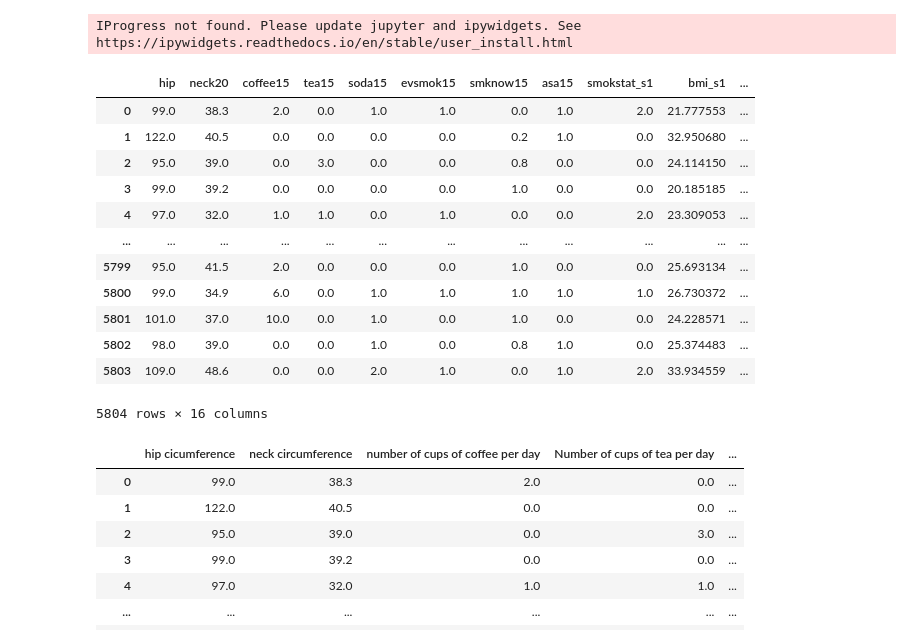
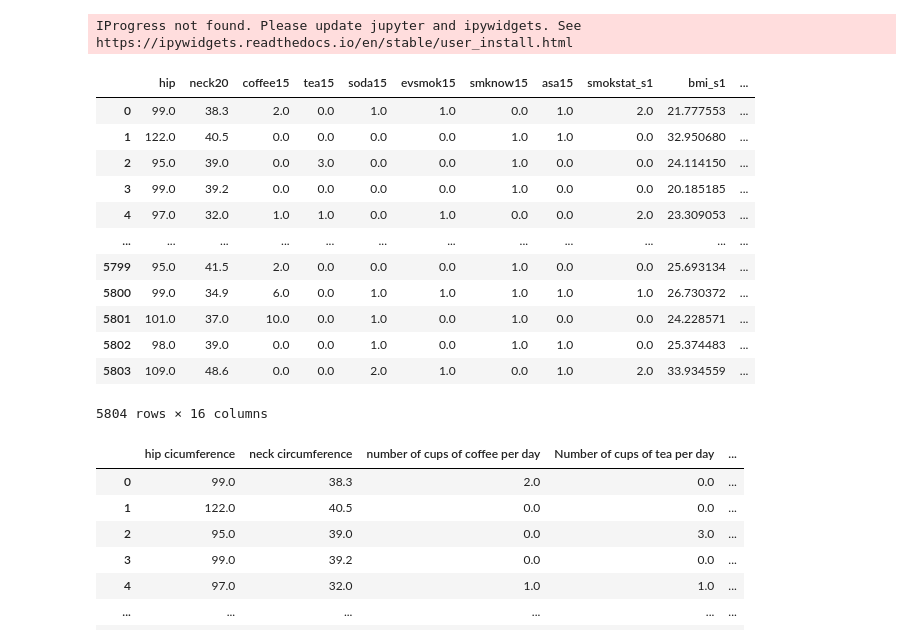
Before and after one commit to RiceD2KLab/BCM_CSA_F23, a Jupyter notebook: src/notebooks/5.0-Interpretation.ipynb, the cells around one changed output. Cells and saved outputs as stored; diff of their text form; code cells hidden in the pictures.

```diff
--- a/src/notebooks/5.0-Interpretation.ipynb
+++ b/src/notebooks/5.0-Interpretation.ipynb
@@ -48,20 +48,20 @@ def train_model(model, X_train, y_train, X_test, y_test, X_val, y_val):
     mae = mean_absolute_error(y_val, y_pred)
     return mae, model
 # %%
-df = pd.read_csv('Ant_Lif.csv')
+df = pd.read_csv('../../data/processed/cheap_features/Ant_Lif.csv')
 df
 # %% [output]
 |  | hip | neck20 | coffee15 | tea15 | soda15 | evsmok15 | smknow15 | asa15 | smokstat_s1 | bmi_s1 | ... |
 | 0 | 99.0 | 38.3 | 2.0 | 0.0 | 1.0 | 1.0 | 0.0 | 1.0 | 2.0 | 21.777553 | ... |
-| 1 | 122.0 | 40.5 | 0.0 | 0.0 | 0.0 | 0.0 | 0.2 | 1.0 | 0.0 | 32.950680 | ... |
-| 2 | 95.0 | 39.0 | 0.0 | 3.0 | 0.0 | 0.0 | 0.8 | 0.0 | 0.0 | 24.114150 | ... |
+| 1 | 122.0 | 40.5 | 0.0 | 0.0 | 0.0 | 0.0 | 1.0 | 1.0 | 0.0 | 32.950680 | ... |
+| 2 | 95.0 | 39.0 | 0.0 | 3.0 | 0.0 | 0.0 | 1.0 | 0.0 | 0.0 | 24.114150 | ... |
 | 3 | 99.0 | 39.2 | 0.0 | 0.0 | 0.0 | 0.0 | 1.0 | 0.0 | 0.0 | 20.185185 | ... |
 | 4 | 97.0 | 32.0 | 1.0 | 1.0 | 0.0 | 1.0 | 0.0 | 0.0 | 2.0 | 23.309053 | ... |
 | ... | ... | ... | ... | ... | ... | ... | ... | ... | ... | ... | ... |
 | 5799 | 95.0 | 41.5 | 2.0 | 0.0 | 0.0 | 0.0 | 1.0 | 0.0 | 0.0 | 25.693134 | ... |
 | 5800 | 99.0 | 34.9 | 6.0 | 0.0 | 1.0 | 1.0 | 1.0 | 1.0 | 1.0 | 26.730372 | ... |
 | 5801 | 101.0 | 37.0 | 10.0 | 0.0 | 1.0 | 0.0 | 1.0 | 0.0 | 0.0 | 24.228571 | ... |
-| 5802 | 98.0 | 39.0 | 0.0 | 0.0 | 1.0 | 0.0 | 0.8 | 1.0 | 0.0 | 25.374483 | ... |
+| 5802 | 98.0 | 39.0 | 0.0 | 0.0 | 1.0 | 0.0 | 1.0 | 1.0 | 0.0 | 25.374483 | ... |
 | 5803 | 109.0 | 48.6 | 0.0 | 0.0 | 2.0 | 1.0 | 0.0 | 1.0 | 2.0 | 33.934559 | ... |
 5804 rows × 16 columns
 # %%
```
Also changed, not shown: parts of 5 cells of this notebook, 29 other files.
